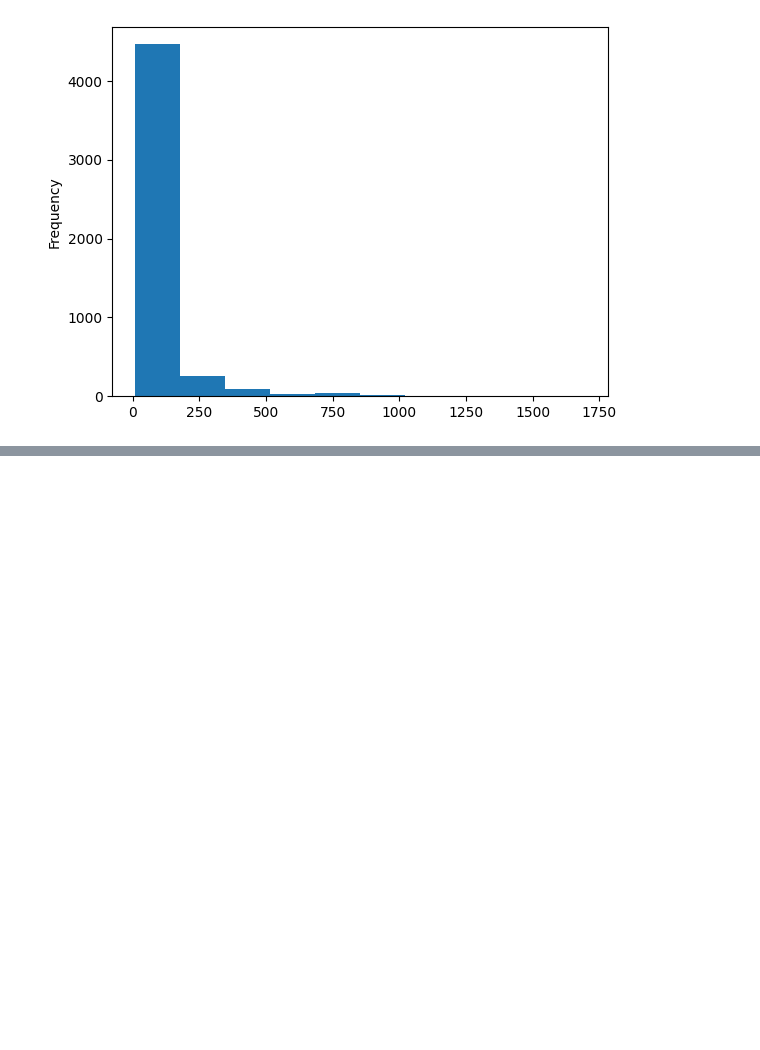
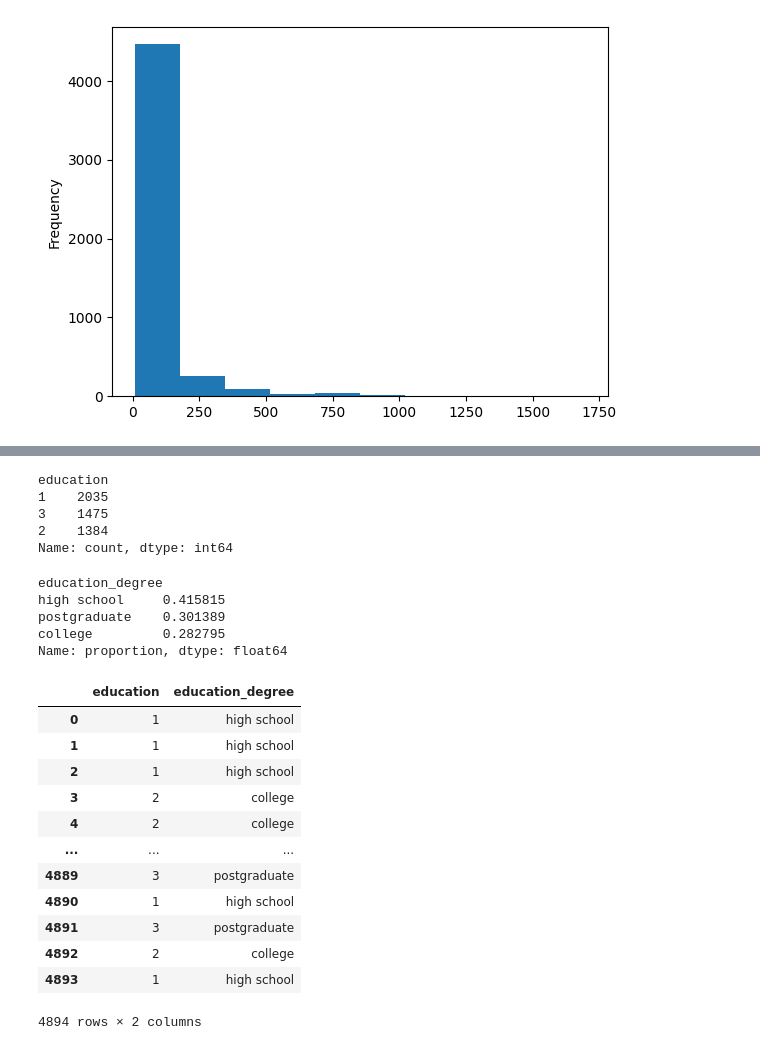
Before and after one commit to marqsleal/machine-learning-1, a Jupyter notebook: src/notebooks/features_exploration.ipynb, the cells around one changed output, grey strips where cells are left out. Saved outputs shown, nothing was run; the diff lists cells and outputs as text; code cells hidden in the pictures; blank space fills up the shorter version.

```diff
--- a/src/notebooks/features_exploration.ipynb
+++ b/src/notebooks/features_exploration.ipynb
@@ -162,0 +147,43 @@ df.to_csv('../../data/feature_store/new_features.csv', index=False)
+# %%
+df['education'].value_counts()
+# %% [output]
+education
+1    2035
+3    1475
+2    1384
+Name: count, dtype: int64
+# %%
+def renaming(degree: int) -> str:
+    if degree == 1:
+        return 'high school'
+    elif degree == 2:
+        return 'college'
+    else:
+        return 'postgraduate'
+
+
+df['education_degree'] = df['education'].apply(renaming)
+# %%
+df['education_degree'].value_counts(normalize=True)
+# %% [output]
+education_degree
+high school     0.415815
+postgraduate    0.301389
+college         0.282795
+Name: proportion, dtype: float64
+# %%
+df[['education', 'education_degree']]
+# %% [output]
+|  | education | education_degree |
+| 0 | 1 | high school |
+| 1 | 1 | high school |
+| 2 | 1 | high school |
+| 3 | 2 | college |
+| 4 | 2 | college |
+| ... | ... | ... |
+| 4889 | 3 | postgraduate |
+| 4890 | 1 | high school |
+| 4891 | 3 | postgraduate |
+| 4892 | 2 | college |
+| 4893 | 1 | high school |
+4894 rows × 2 columns
```
Also changed, not shown: parts of 10 cells of this notebook, 3 other files.
